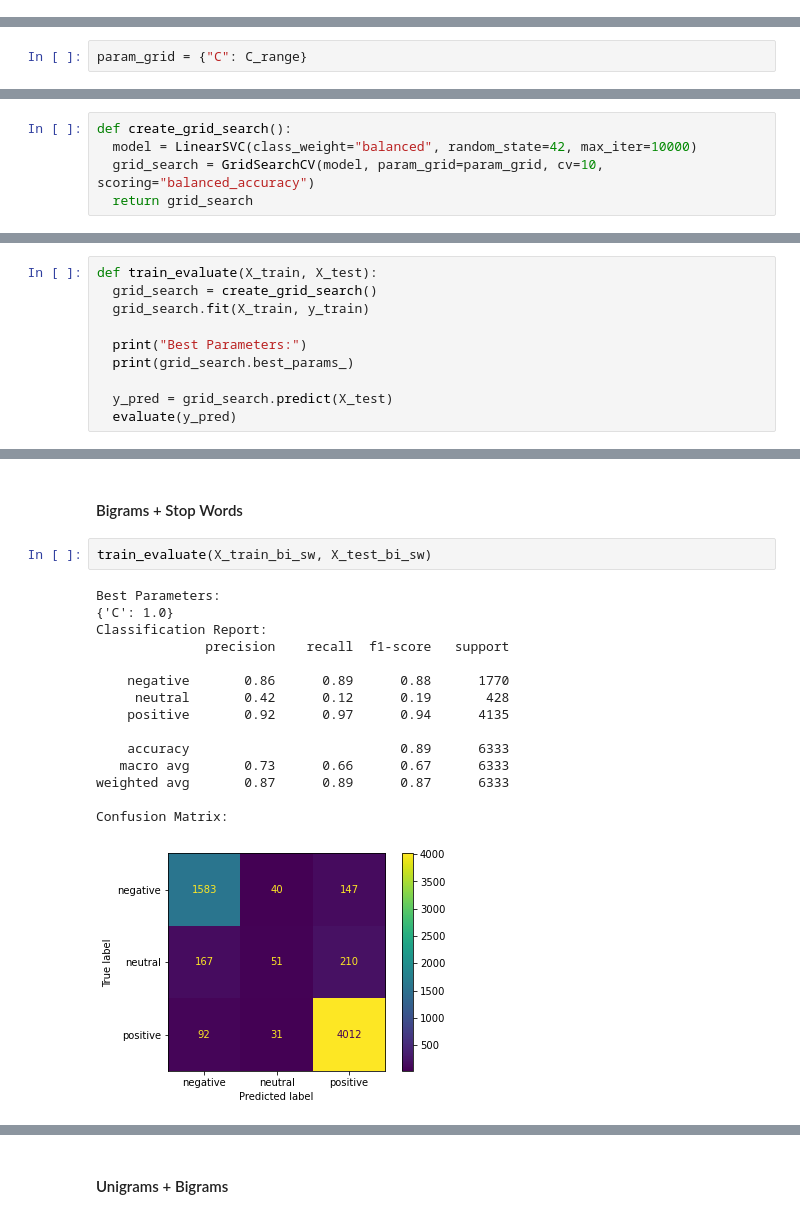
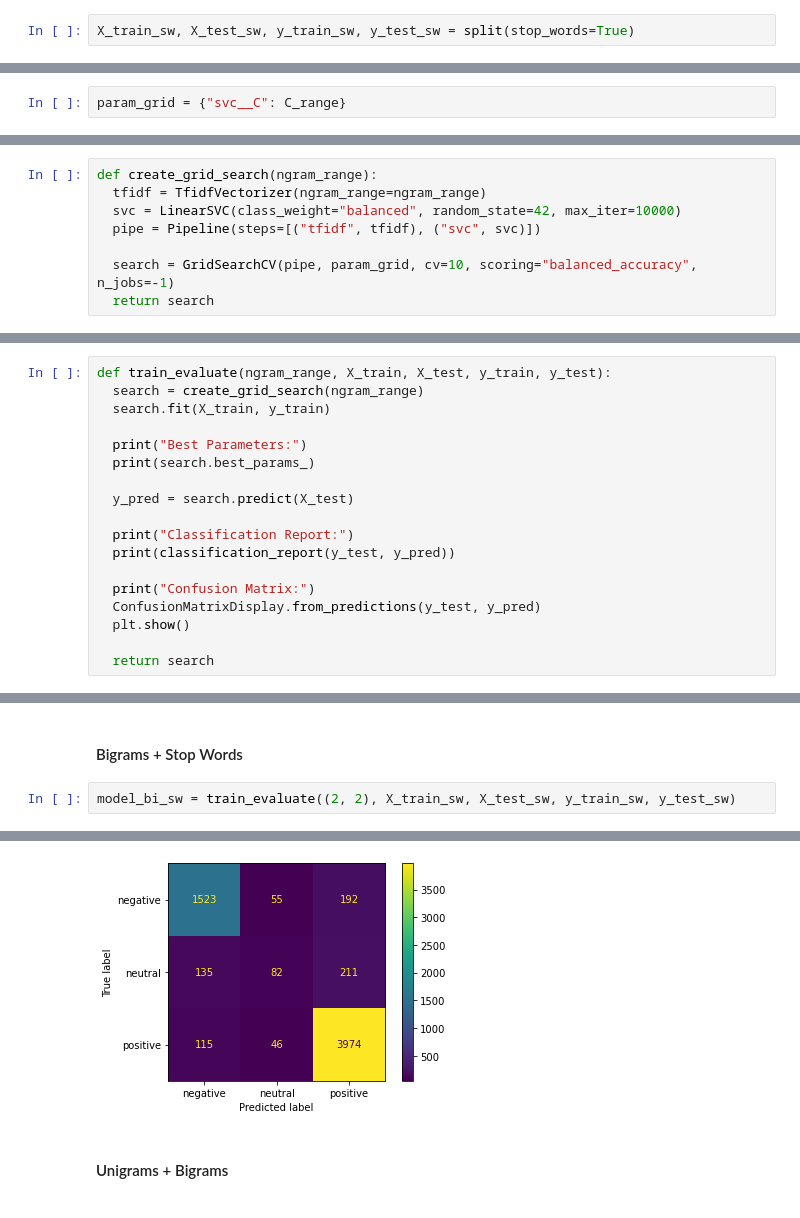
Before and after one commit to yongkokkhuen/ml-group-project, a Jupyter notebook: modeling/support-vector-machine.ipynb, the cells around one changed output, grey strips where cells are left out. Saved outputs shown, nothing was run; the diff lists cells and outputs as text.

Commit message:
Implement pipeline

```diff
--- a/modeling/support-vector-machine.ipynb
+++ b/modeling/support-vector-machine.ipynb
@@ -30,3 +49,5 @@ X_test_uni_bi_sw = load_file("X_test_uni_bi_sw.pickle")
+# %%
+X_train_sw, X_test_sw, y_train_sw, y_test_sw = split(stop_words=True)
 # %% [markdown]
 ### Modeling
 # %% [markdown]
@@ -37,5 +58,5 @@ C_range
 # %% [output]
 array([1.e-02, 1.e-01, 1.e+00, 1.e+01, 1.e+02])
 # %%
-param_grid = {"C": C_range}
+param_grid = {"svc__C": C_range}
 # %% [markdown]
@@ -45,19 +64,30 @@ Note: L2 regularization is used as default parameter in `LinearSVC`.
 # %%
-def create_grid_search():
-  model = LinearSVC(class_weight="balanced", random_state=42, max_iter=10000)
-  grid_search = GridSearchCV(model, param_grid=param_grid, cv=10, scoring="balanced_accuracy")
-  return grid_search
+def create_grid_search(ngram_range):
+  tfidf = TfidfVectorizer(ngram_range=ngram_range)
+  svc = LinearSVC(class_weight="balanced", random_state=42, max_iter=10000)
+  pipe = Pipeline(steps=[("tfidf", tfidf), ("svc", svc)])
+
+  search = GridSearchCV(pipe, param_grid, cv=10, scoring="balanced_accuracy", n_jobs=-1)
+  return search
 # %% [markdown]
 Create a function to perform training and evaluation.
 # %%
-def train_evaluate(X_train, X_test):
-  grid_search = create_grid_search()
-  grid_search.fit(X_train, y_train)
+def train_evaluate(ngram_range, X_train, X_test, y_train, y_test):
+  search = create_grid_search(ngram_range)
+  search.fit(X_train, y_train)
 
   print("Best Parameters:")
-  print(grid_search.best_params_)
+  print(search.best_params_)
 
-  y_pred = grid_search.predict(X_test)
-  evaluate(y_pred)
+  y_pred = search.predict(X_test)
+
+  print("Classification Report:")
+  print(classification_report(y_test, y_pred))
+
+  print("Confusion Matrix:")
+  ConfusionMatrixDisplay.from_predictions(y_test, y_pred)
+  plt.show()
+
+  return search
 # %% [markdown]
 #### Unigrams
@@ -122,20 +152,5 @@ Confusion Matrix:
 # %% [markdown]
 #### Bigrams + Stop Words
-# %%
-train_evaluate(X_train_bi_sw, X_test_bi_sw)
-# %% [output]
-Best Parameters:
-{'C': 1.0}
-Classification Report:
-              precision    recall  f1-score   support
-
-    negative       0.86      0.89      0.88      1770
-     neutral       0.42      0.12      0.19       428
-    positive       0.92      0.97      0.94      4135
-
-    accuracy                           0.89      6333
-   macro avg       0.73      0.66      0.67      6333
-weighted avg       0.87      0.89      0.87      6333
-
-Confusion Matrix:
-[figure, removed]
+# %%
+model_bi_sw = train_evaluate((2, 2), X_train_sw, X_test_sw, y_train_sw, y_test_sw)
+# %% [output]
@@ -142,2 +171,3 @@ Confusion Matrix:
+[figure, added]
 # %% [markdown]
 #### Unigrams + Bigrams
```
Also changed, not shown: parts of 40 cells of this notebook.
